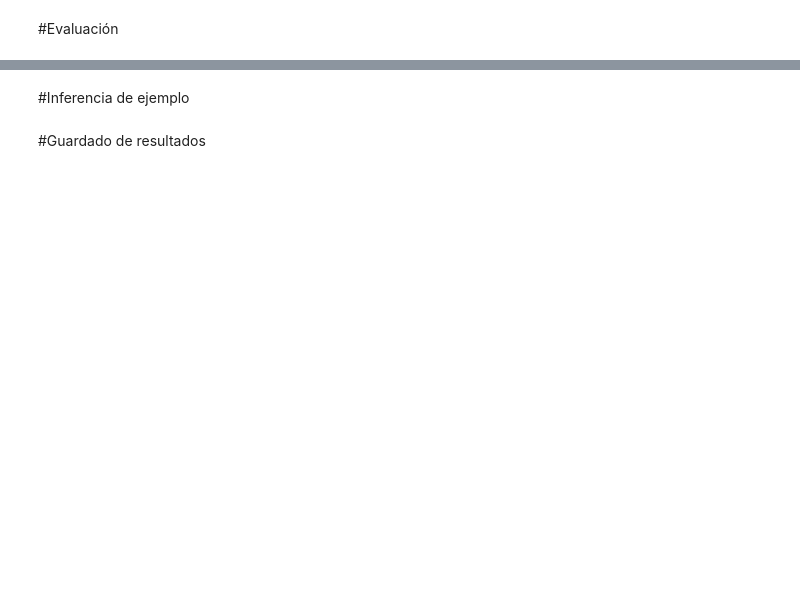
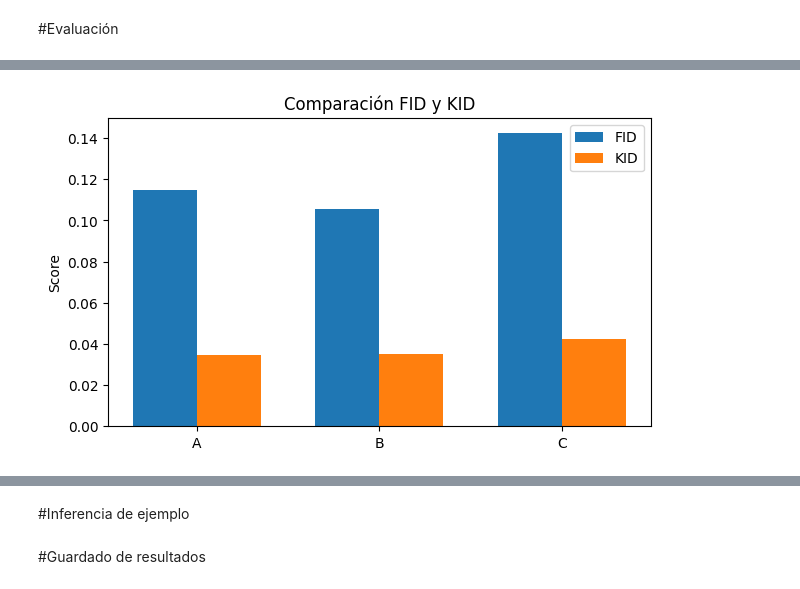
Before and after one commit to eviediaz/GAN_Experiment, a Jupyter notebook: DiazQuevedoEvieNataly_DeepLearning_GAN.ipynb, the cells around one changed output, grey strips where cells are left out. Cells and saved outputs as stored; diff of their text form; code cells hidden in the pictures; blank space fills up the shorter version.

```diff
--- a/DiazQuevedoEvieNataly_DeepLearning_GAN.ipynb
+++ b/DiazQuevedoEvieNataly_DeepLearning_GAN.ipynb
@@ -30,0 +339,11 @@ GANs
+# %%
+for name, (gen, disc, fixed_noise) in models.items():
+    torch.save(gen.state_dict(), f"gen_{name}.pth")
+    torch.save(disc.state_dict(), f"disc_{name}.pth")
+    torch.save(fixed_noise, f"noise_{name}.pth")
+# %%
+configs = {
+    "A": {"z_dim": 100, "batch_size": 128, "lr": 0.0002, "epochs": 30},
+    "B": {"z_dim": 50,  "batch_size": 64,  "lr": 0.0002, "epochs": 30},
+    "C": {"z_dim": 200, "batch_size": 128, "lr": 0.0002, "epochs": 30}
+}
@@ -32,0 +386,17 @@ GANs
+# %%
+def preprocess_for_metrics(batch):
+    """
+    Convierte tensores float [-1, 1] o [0, 1] en uint8 [0, 255]
+    para métricas como FID / IS.
+    """
+    if batch.dtype != torch.uint8:
+        # Si estaba en [-1, 1] → lo llevamos a [0, 1]
+        if batch.min() < 0:
+            batch = (batch + 1) / 2
+        # Escalamos a [0, 255] y convertimos a uint8
+        batch = (batch * 255).clamp(0, 255).byte()
+    return batch
+# %%
+def to_rgb(x):
+    # x: [B, 1, H, W]
+    return x.repeat(1, 3, 1, 1)  # [B, 3, H, W]
@@ -32,0 +517,15 @@ GANs
+# %%
+# Datos
+x = np.arange(len(configs))
+width = 0.35
+
+plt.figure(figsize=(7,4))
+plt.bar(x, fid_scores, width, label="FID")
+plt.bar(x + width, kid_scores, width, label="KID")
+plt.xticks(x + width/2, configs)
+plt.ylabel("Score")
+plt.title("Comparación FID y KID")
+plt.legend()
+plt.show()
+# %% [output]
+[figure, added]
```
Also changed, not shown: parts of 22 cells of this notebook.
